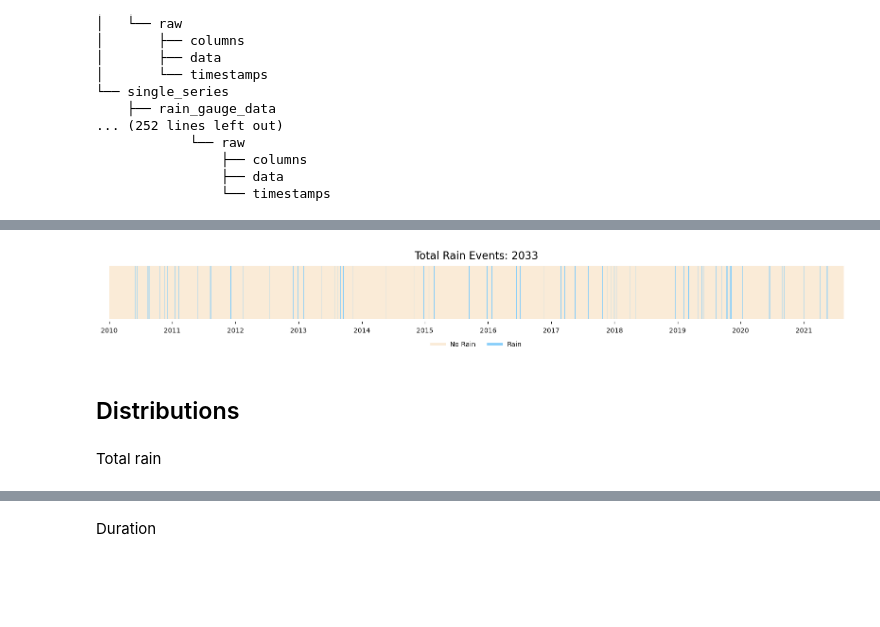
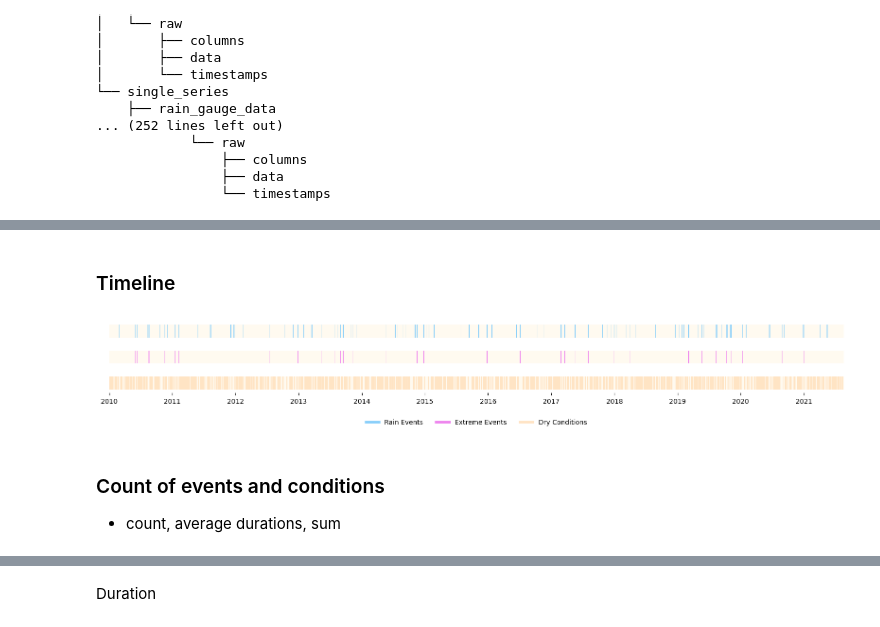
Before and after one commit to AronDJacobsen/fault_management_uds, a Jupyter notebook: notebooks/1_analysis/2_rain_events.ipynb, the cells around one changed output, grey strips where cells are left out. Saved outputs shown, nothing was run; the diff lists cells and outputs as text; code cells hidden in the pictures; blank space fills up the shorter version.

```diff
--- a/notebooks/1_analysis/2_rain_events.ipynb
+++ b/notebooks/1_analysis/2_rain_events.ipynb
@@ -179,0 +308,25 @@ os.makedirs(save_folder, exist_ok=True)
+# %% [markdown]
+### Timeline
+# %%
+# get timestamps
+timestamps = pd.date_range(starttime, endtime, freq='1min')
+# count minutes from starttime to endtime
+n_obs = len(timestamps)
+rain_events_indicator = np.zeros(n_obs)
+extreme_events_indicator = np.zeros(n_obs)
+dry_conditions_indicator = np.zeros(n_obs)
+
+# rain events
+for i, row in rain_events.iterrows():
+    start = timestamps.get_loc(row['start'])
+    end = timestamps.get_loc(row['end'])
+    rain_events_indicator[start:end] = 1
+    # set to 3 if extreme
+    if row['extreme']:
+        extreme_events_indicator[start:end] = 1
+
+# dry conditions
+for i, row in dry_conditions.iterrows():
+    start = timestamps.get_loc(row['start'])
+    end = timestamps.get_loc(row['end'])
+    dry_conditions_indicator[start:end] = 1
@@ -180,24 +361,23 @@ os.makedirs(save_folder, exist_ok=True)
 # %%
-fig, ax = plt.subplots(figsize=(16, 2))
-ax = visualize_indicator_dict(ax, rain_indicator_dict, start=starttime, end=endtime, adjust='half-point', ylabel=f'Total Rain Events: {rain_events.shape[0]}')
+fig, ax = plt.subplots(figsize=(16, 3))
+ax = visualize_indicator_dict(ax, indicator_dict, start=starttime, end=endtime, adjust='half-point', ylabel=f'Total Rain Events: {rain_events.shape[0]}')
+
 ax.spines['top'].set_visible(False); ax.spines['right'].set_visible(False); ax.spines['left'].set_visible(False); ax.spines['bottom'].set_visible(False);
-# place legend under the plot and define the number of columns, and specify name-colors
-# Create custom legend entries
-custom_lines = [
-    Line2D([0], [0], color='antiquewhite', lw=4, label='No Rain'),
-    Line2D([0], [0], color='lightskyblue', lw=4, label='Rain')
-]
+ax.set_title('')
 ax.set_yticks([])
+
+# legend
+ax.legend(handles=legend_handles, loc='lower center', ncol=len(legend_handles), frameon=False, bbox_to_anchor=(0.5, -0.55))
+
 plt.tight_layout()
-ax.set_title(f'Total Rain Events: {rain_events.shape[0]}', fontsize=16)
-ax.legend(handles=custom_lines, loc='lower center', ncol=2, frameon=False, bbox_to_anchor=(0.5, -0.55))
+
 # save
-fig.savefig(save_folder / 'timeline.png', dpi=500)
+fig.savefig(save_folder / 'timeline_events.png', dpi=500, bbox_inches='tight')
 plt.show()
 plt.close()
 # %% [output]
-[figure, old version]
+[figure, new version]
-# %% [markdown]
-## Distributions
-# %% [markdown]
-Total rain
+# %% [markdown]
+### Count of events and conditions
+
+- count, average durations, sum
```
Also changed, not shown: parts of 80 cells of this notebook, 59 other files.
